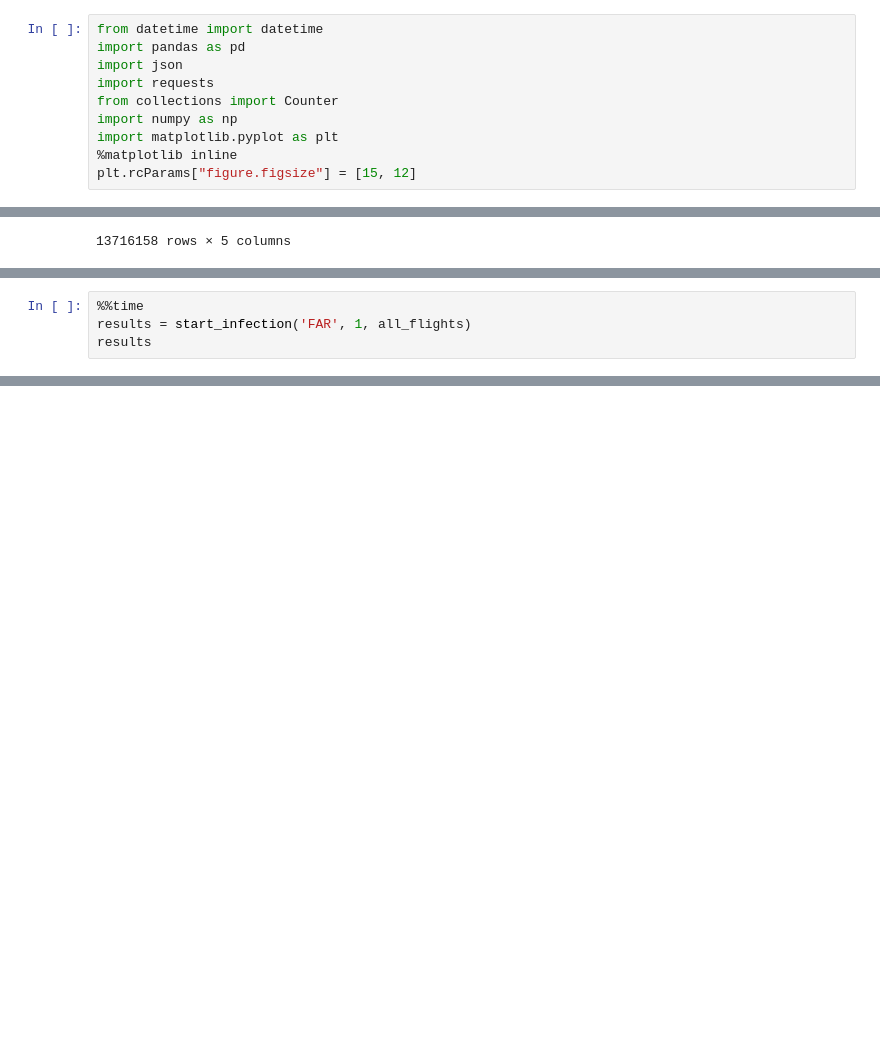
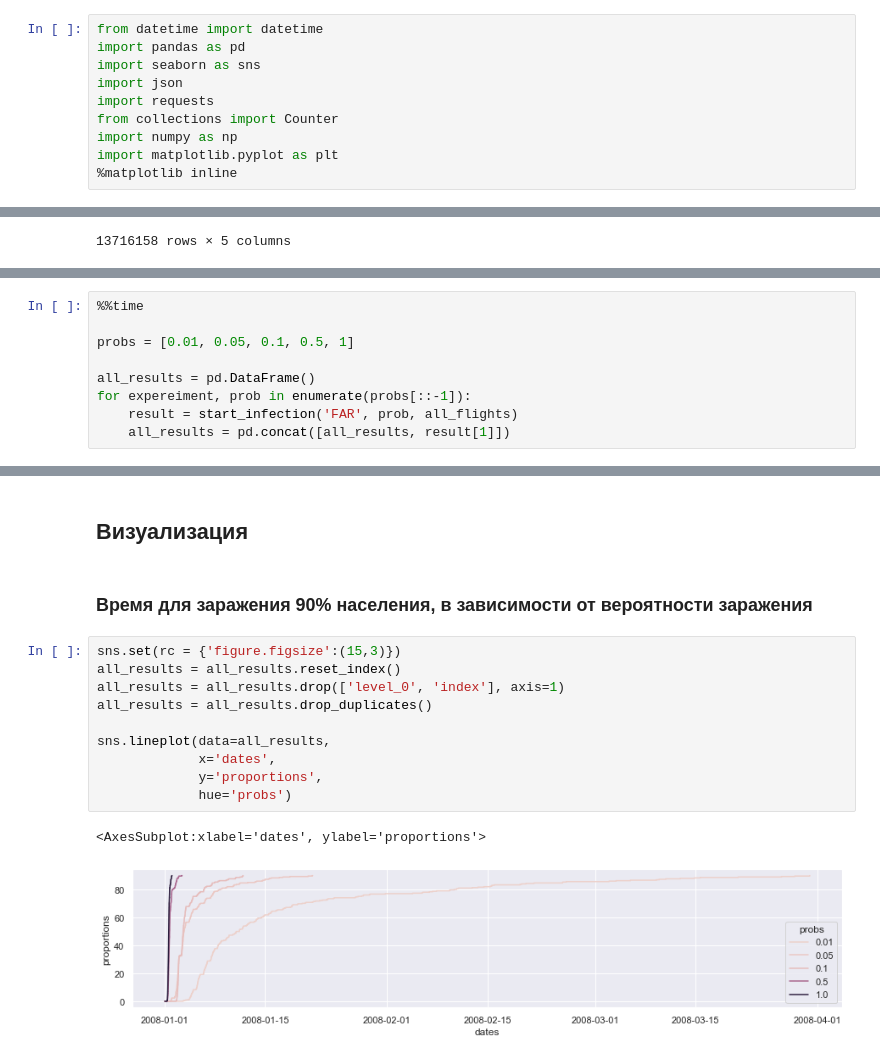
Before and after one commit to grannycola/my_projects, a Jupyter notebook: hw-9/main.ipynb, the cells around one changed output, grey strips where cells are left out. Cells and saved outputs as stored; diff of their text form; blank space fills up the shorter version.

Commit message:
Added graphs, metrics and refactoring code

```diff
--- a/hw-9/main.ipynb
+++ b/hw-9/main.ipynb
@@ -1,13 +1,13 @@
 # %%
 from datetime import datetime
 import pandas as pd
+import seaborn as sns
 import json
 import requests
 from collections import Counter
 import numpy as np
 import matplotlib.pyplot as plt
 %matplotlib inline
-plt.rcParams["figure.figsize"] = [15, 12]
 # %%
 import networkx as nx
 
@@ -181,4 +210,9 @@ def start_infection(airport, prob, df, threshold=95):
 # %%
 %%time
-results = start_infection('FAR', 1, all_flights)
-results
+
+probs = [0.01, 0.05, 0.1, 0.5, 1]
+
+all_results = pd.DataFrame()
+for expereiment, prob in enumerate(probs[::-1]):
+    result = start_infection('FAR', prob, all_flights)
+    all_results = pd.concat([all_results, result[1]])
@@ -184,0 +226,17 @@ results
+# %% [markdown]
+## Визуализация
+# %% [markdown]
+### Время для заражения 90% населения, в зависимости от вероятности заражения
+# %%
+sns.set(rc = {'figure.figsize':(15,3)})
+all_results = all_results.reset_index()
+all_results = all_results.drop(['level_0', 'index'], axis=1)
+all_results = all_results.drop_duplicates()
+
+sns.lineplot(data=all_results,
+             x='dates',
+             y='proportions',
+             hue='probs')
+# %% [output]
+<AxesSubplot:xlabel='dates', ylabel='proportions'>
+[figure, added]
```
Also changed, not shown: parts of 19 cells of this notebook.
